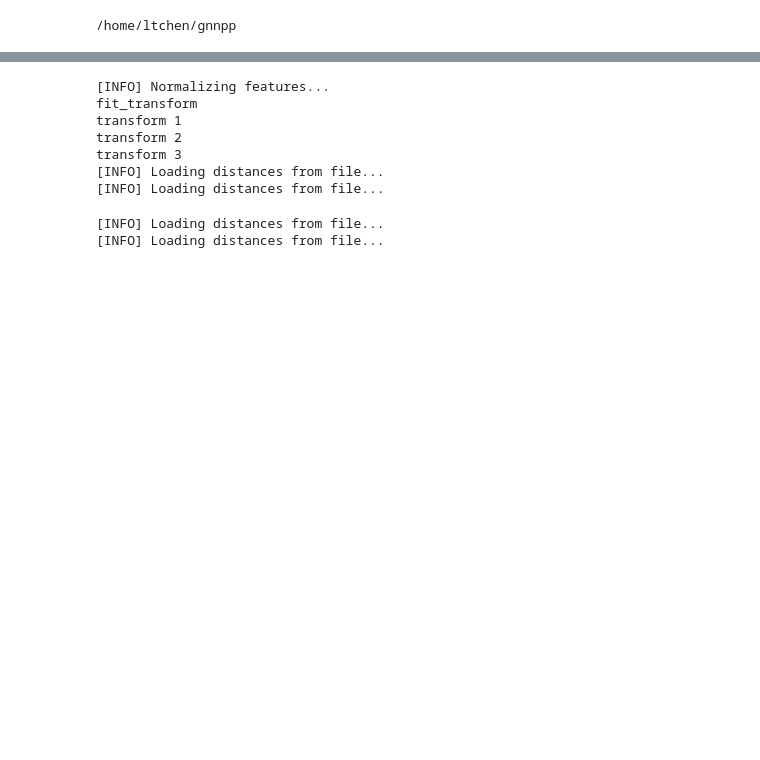
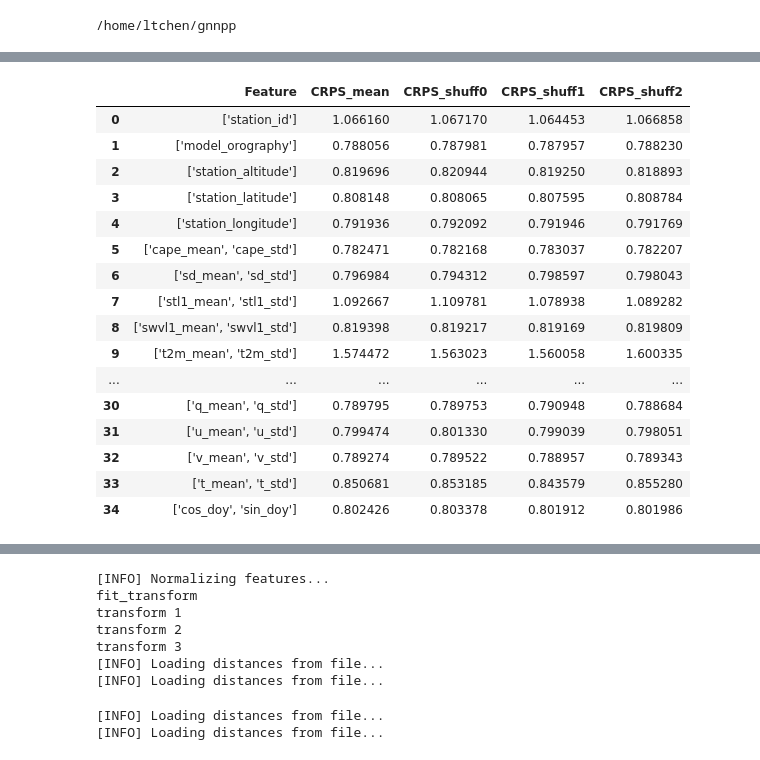
Before and after one commit to leachen01/gnnpp, a Jupyter notebook: exploration/explainability/permutation_study.ipynb, the cells around one changed output, grey strips where cells are left out. Drawn from its saved outputs; the diff is of its cells as text; code cells hidden in the pictures; blank space fills up the shorter version.

```diff
--- a/exploration/explainability/permutation_study.ipynb
+++ b/exploration/explainability/permutation_study.ipynb
@@ -51,9 +242,0 @@ def get_json_save_paths(leadtime: str, graph_name: str="g1", drn: bool=False):
-# %%
-graph_name = "g1"
-drn = False
-JSONPATH, SAVEPATH = get_json_save_paths(leadtime, graph_name, drn)
-
-with open(JSONPATH, "r") as f:
-    print(f"[INFO] Loading {JSONPATH}")
-    args_dict = json.load(f)
-config = args_dict
@@ -87,0 +334,25 @@ transform 3
+# %%
+columns = []
+columns += [f'CRPS_shuff{i}' for i in range(times_to_shuff)]
+crps_values_to_cols = pd.DataFrame(df_crps['CRPS_values'].tolist(), columns=columns)
+df_combined = pd.concat([df_crps.drop(columns=['CRPS_values']), crps_values_to_cols], axis=1)
+df_combined.to_csv(os.path.join(RESULTPATH, f'shuff{times_to_shuff}_permutation_importance_{data_type}.csv'), index=False)
+df_combined
+# %% [output]
+|  | Feature | CRPS_mean | CRPS_shuff0 | CRPS_shuff1 | CRPS_shuff2 |
+| 0 | ['station_id'] | 1.066160 | 1.067170 | 1.064453 | 1.066858 |
+| 1 | ['model_orography'] | 0.788056 | 0.787981 | 0.787957 | 0.788230 |
+| 2 | ['station_altitude'] | 0.819696 | 0.820944 | 0.819250 | 0.818893 |
+| 3 | ['station_latitude'] | 0.808148 | 0.808065 | 0.807595 | 0.808784 |
+| 4 | ['station_longitude'] | 0.791936 | 0.792092 | 0.791946 | 0.791769 |
+| 5 | ['cape_mean', 'cape_std'] | 0.782471 | 0.782168 | 0.783037 | 0.782207 |
+| 6 | ['sd_mean', 'sd_std'] | 0.796984 | 0.794312 | 0.798597 | 0.798043 |
+| 7 | ['stl1_mean', 'stl1_std'] | 1.092667 | 1.109781 | 1.078938 | 1.089282 |
+| 8 | ['swvl1_mean', 'swvl1_std'] | 0.819398 | 0.819217 | 0.819169 | 0.819809 |
+| 9 | ['t2m_mean', 't2m_std'] | 1.574472 | 1.563023 | 1.560058 | 1.600335 |
+| ... | ... | ... | ... | ... | ... |
+| 30 | ['q_mean', 'q_std'] | 0.789795 | 0.789753 | 0.790948 | 0.788684 |
+| 31 | ['u_mean', 'u_std'] | 0.799474 | 0.801330 | 0.799039 | 0.798051 |
+| 32 | ['v_mean', 'v_std'] | 0.789274 | 0.789522 | 0.788957 | 0.789343 |
+| 33 | ['t_mean', 't_std'] | 0.850681 | 0.853185 | 0.843579 | 0.855280 |
+| 34 | ['cos_doy', 'sin_doy'] | 0.802426 | 0.803378 | 0.801912 | 0.801986 |
```
Also changed, not shown: parts of 26 cells of this notebook, 5 other files.
